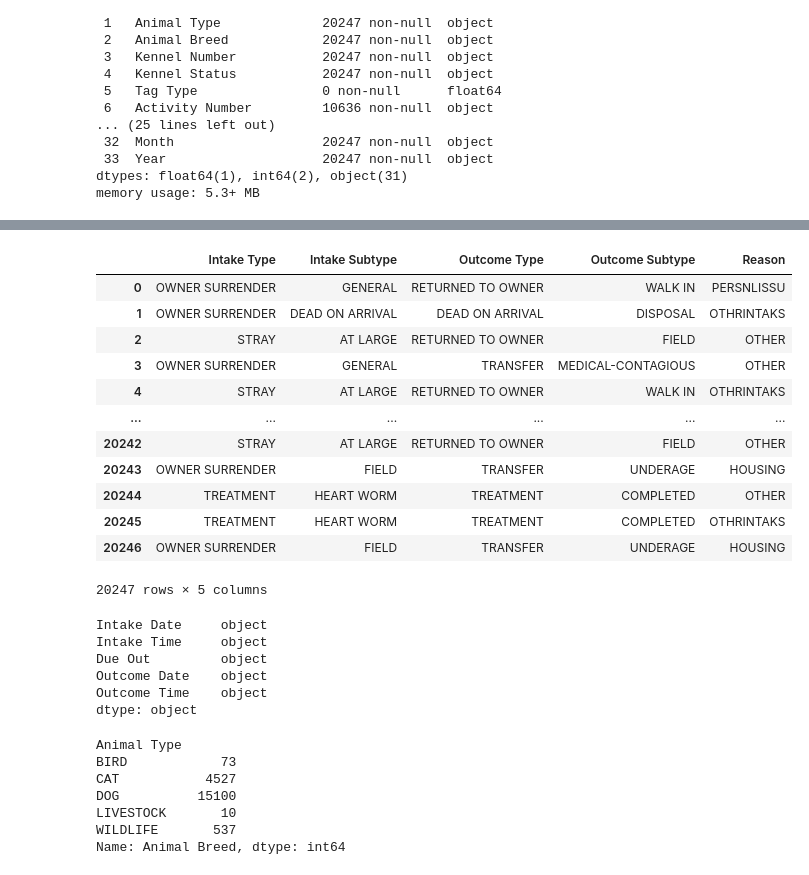
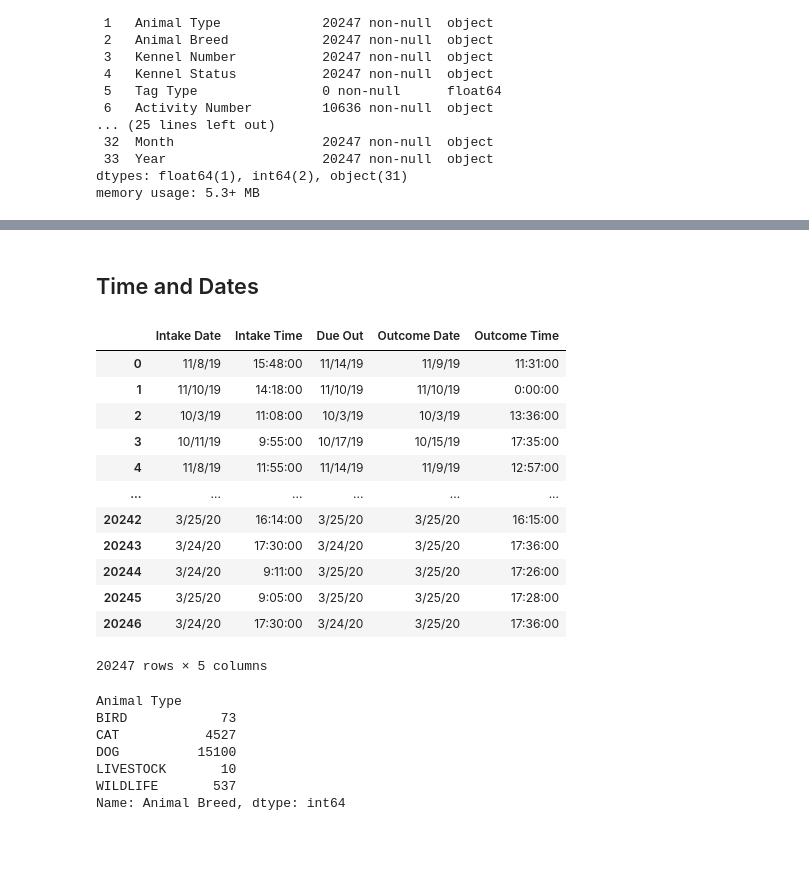
Before and after one commit to cwong690/Dallas-Paws, a Jupyter notebook: dallas_animals.ipynb, the cells around one changed output, grey strips where cells are left out. Drawn from its saved outputs; the diff is of its cells as text; code cells hidden in the pictures; blank space fills up the shorter version.

```diff
--- a/dallas_animals.ipynb
+++ b/dallas_animals.ipynb
@@ -9,8 +12,5 @@ pd.set_option('display.max_rows', 50)
 # %%
-original_df = pd.read_csv('FY2020_Dallas_Animal_Shelter_Data.csv')
-
-pd.Series()
-np.
+original_df = pd.read_csv('FY2020_Dallas_Animal_Shelter_Data.csv', low_memory=False)
 # %%
 original_df.head()
 # %% [output]
@@ -73,25 +141,18 @@ Name: Reason, dtype: int64
+# %% [markdown]
+## Time and Dates
 # %%
-dallas[['Intake Type', 'Intake Subtype', 'Outcome Type', 'Outcome Subtype', 'Reason']]
+dallas[['Intake Date', 'Intake Time', 'Due Out', 'Outcome Date', 'Outcome Time']]
 # %% [output]
-|  | Intake Type | Intake Subtype | Outcome Type | Outcome Subtype | Reason |
-| 0 | OWNER SURRENDER | GENERAL | RETURNED TO OWNER | WALK IN | PERSNLISSU |
-| 1 | OWNER SURRENDER | DEAD ON ARRIVAL | DEAD ON ARRIVAL | DISPOSAL | OTHRINTAKS |
-| 2 | STRAY | AT LARGE | RETURNED TO OWNER | FIELD | OTHER |
-| 3 | OWNER SURRENDER | GENERAL | TRANSFER | MEDICAL-CONTAGIOUS | OTHER |
-| 4 | STRAY | AT LARGE | RETURNED TO OWNER | WALK IN | OTHRINTAKS |
+|  | Intake Date | Intake Time | Due Out | Outcome Date | Outcome Time |
+| 0 | 11/8/19 | 15:48:00 | 11/14/19 | 11/9/19 | 11:31:00 |
+| 1 | 11/10/19 | 14:18:00 | 11/10/19 | 11/10/19 | 0:00:00 |
+| 2 | 10/3/19 | 11:08:00 | 10/3/19 | 10/3/19 | 13:36:00 |
+| 3 | 10/11/19 | 9:55:00 | 10/17/19 | 10/15/19 | 17:35:00 |
+| 4 | 11/8/19 | 11:55:00 | 11/14/19 | 11/9/19 | 12:57:00 |
 | ... | ... | ... | ... | ... | ... |
-| 20242 | STRAY | AT LARGE | RETURNED TO OWNER | FIELD | OTHER |
-| 20243 | OWNER SURRENDER | FIELD | TRANSFER | UNDERAGE | HOUSING |
-| 20244 | TREATMENT | HEART WORM | TREATMENT | COMPLETED | OTHER |
-| 20245 | TREATMENT | HEART WORM | TREATMENT | COMPLETED | OTHRINTAKS |
-| 20246 | OWNER SURRENDER | FIELD | TRANSFER | UNDERAGE | HOUSING |
+| 20242 | 3/25/20 | 16:14:00 | 3/25/20 | 3/25/20 | 16:15:00 |
+| 20243 | 3/24/20 | 17:30:00 | 3/24/20 | 3/25/20 | 17:36:00 |
+| 20244 | 3/24/20 | 9:11:00 | 3/25/20 | 3/25/20 | 17:26:00 |
+| 20245 | 3/25/20 | 9:05:00 | 3/25/20 | 3/25/20 | 17:28:00 |
+| 20246 | 3/24/20 | 17:30:00 | 3/24/20 | 3/25/20 | 17:36:00 |
 20247 rows × 5 columns
-# %%
-dallas[['Intake Date', 'Intake Time', 'Due Out', 'Outcome Date', 'Outcome Time']].dtypes
-# %% [output]
-Intake Date     object
-Intake Time     object
-Due Out         object
-Outcome Date    object
-Outcome Time    object
-dtype: object
```
Also changed, not shown: parts of 15 cells of this notebook.
